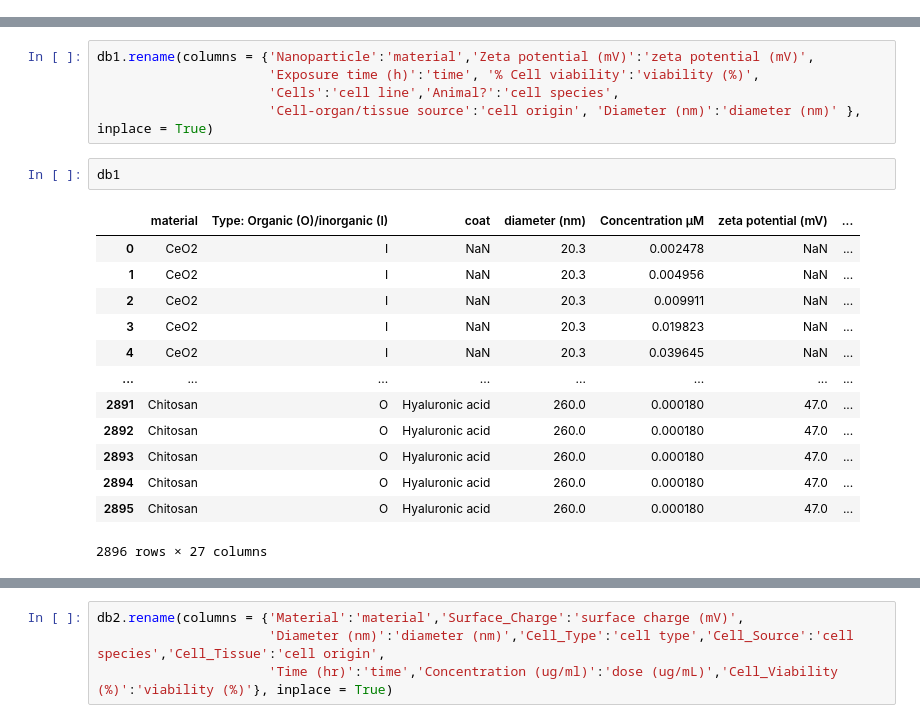
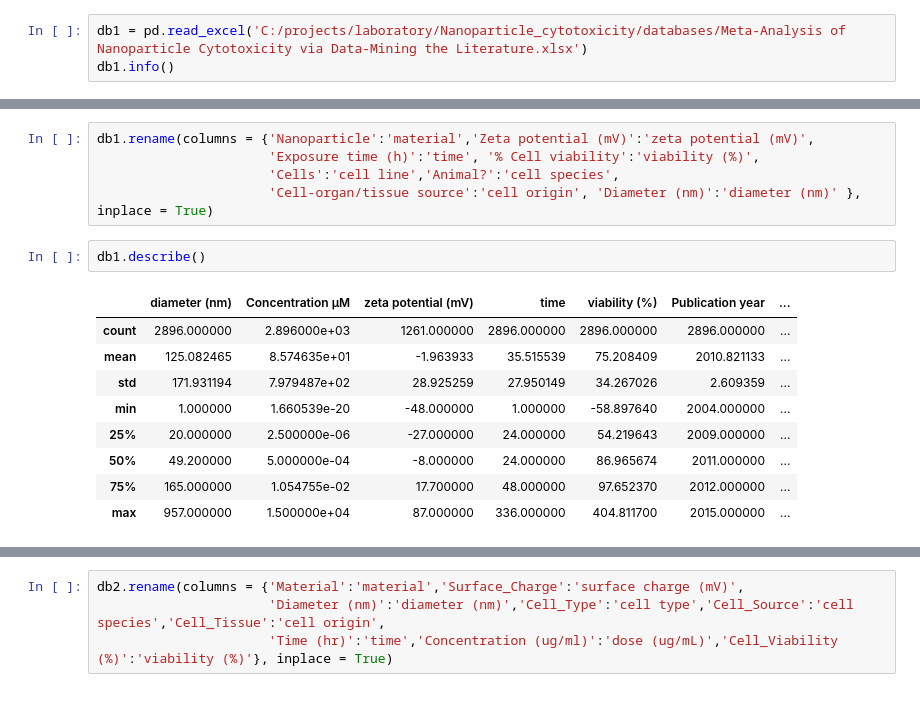
Before and after one commit to V-Gottlieb/Nanoparticle_cytotoxicity, a Jupyter notebook: databases/Merging tables.ipynb, the cells around one changed output, grey strips where cells are left out. Saved outputs shown, nothing was run; the diff lists cells and outputs as text.

```diff
--- a/databases/Merging tables.ipynb
+++ b/databases/Merging tables.ipynb
@@ -66,0 +46,3 @@ memory usage: 611.0+ KB
+# %%
+db1 = pd.read_excel('C:/projects/laboratory/Nanoparticle_cytotoxicity/databases/Meta-Analysis of Nanoparticle Cytotoxicity via Data-Mining the Literature.xlsx')
+db1.info()
@@ -72,18 +72,14 @@ db1.rename(columns = {'Nanoparticle':'material','Zeta potential (mV)':'zeta pote
                       'Cells':'cell line','Animal?':'cell species',
                       'Cell-organ/tissue source':'cell origin', 'Diameter (nm)':'diameter (nm)' }, inplace = True)
 # %%
-db1
+db1.describe()
 # %% [output]
-|  | material | Type: Organic (O)/inorganic (I) | coat | diameter (nm) | Concentration μM | zeta potential (mV) | ... |
-| 0 | CeO2 | I | NaN | 20.3 | 0.002478 | NaN | ... |
-| 1 | CeO2 | I | NaN | 20.3 | 0.004956 | NaN | ... |
-| 2 | CeO2 | I | NaN | 20.3 | 0.009911 | NaN | ... |
-| 3 | CeO2 | I | NaN | 20.3 | 0.019823 | NaN | ... |
-| 4 | CeO2 | I | NaN | 20.3 | 0.039645 | NaN | ... |
-| ... | ... | ... | ... | ... | ... | ... | ... |
-| 2891 | Chitosan | O | Hyaluronic acid | 260.0 | 0.000180 | 47.0 | ... |
-| 2892 | Chitosan | O | Hyaluronic acid | 260.0 | 0.000180 | 47.0 | ... |
-| 2893 | Chitosan | O | Hyaluronic acid | 260.0 | 0.000180 | 47.0 | ... |
-| 2894 | Chitosan | O | Hyaluronic acid | 260.0 | 0.000180 | 47.0 | ... |
-| 2895 | Chitosan | O | Hyaluronic acid | 260.0 | 0.000180 | 47.0 | ... |
+|  | diameter (nm) | Concentration μM | zeta potential (mV) | time | viability (%) | Publication year | ... |
+| count | 2896.000000 | 2.896000e+03 | 1261.000000 | 2896.000000 | 2896.000000 | 2896.000000 | ... |
+| mean | 125.082465 | 8.574635e+01 | -1.963933 | 35.515539 | 75.208409 | 2010.821133 | ... |
+| std | 171.931194 | 7.979487e+02 | 28.925259 | 27.950149 | 34.267026 | 2.609359 | ... |
+| min | 1.000000 | 1.660539e-20 | -48.000000 | 1.000000 | -58.897640 | 2004.000000 | ... |
+| 25% | 20.000000 | 2.500000e-06 | -27.000000 | 24.000000 | 54.219643 | 2009.000000 | ... |
+| 50% | 49.200000 | 5.000000e-04 | -8.000000 | 24.000000 | 86.965674 | 2011.000000 | ... |
+| 75% | 165.000000 | 1.054755e-02 | 17.700000 | 48.000000 | 97.652370 | 2012.000000 | ... |
+| max | 957.000000 | 1.500000e+04 | 87.000000 | 336.000000 | 404.811700 | 2015.000000 | ... |
-2896 rows × 27 columns
```
Also changed, not shown: parts of 13 cells of this notebook.
